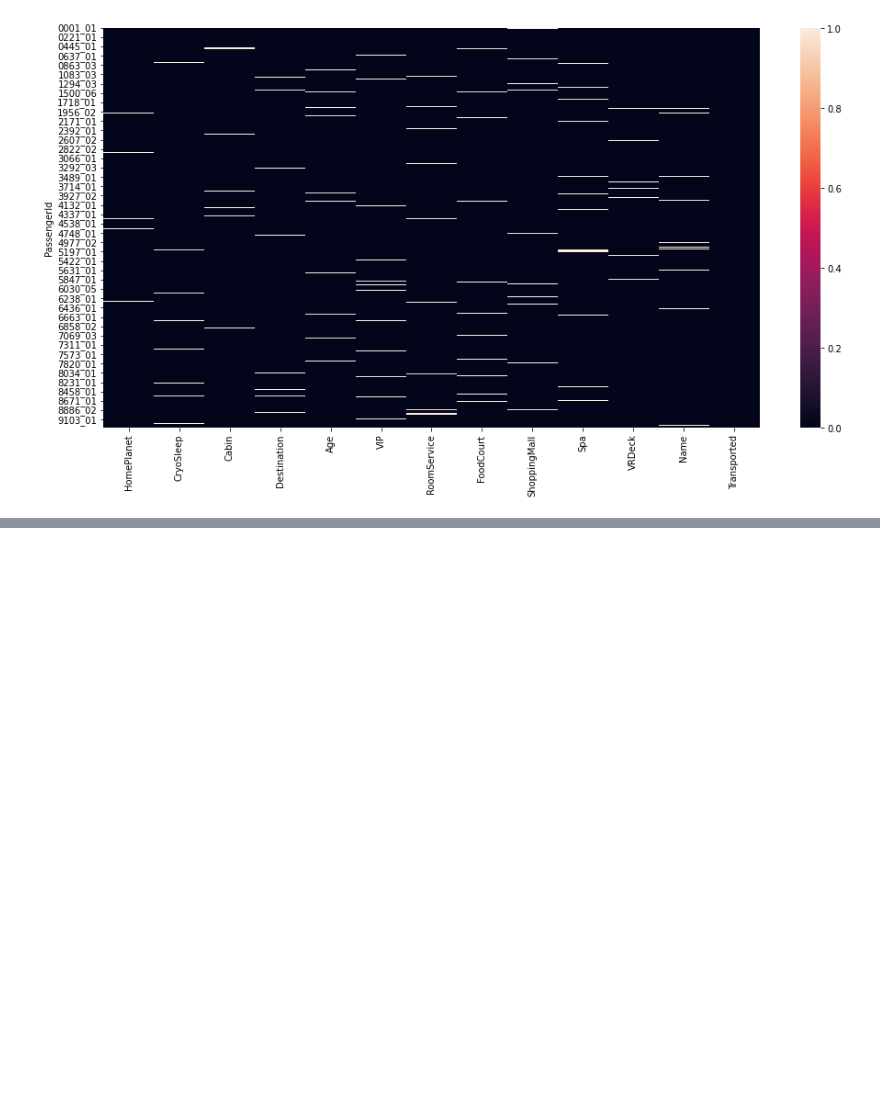
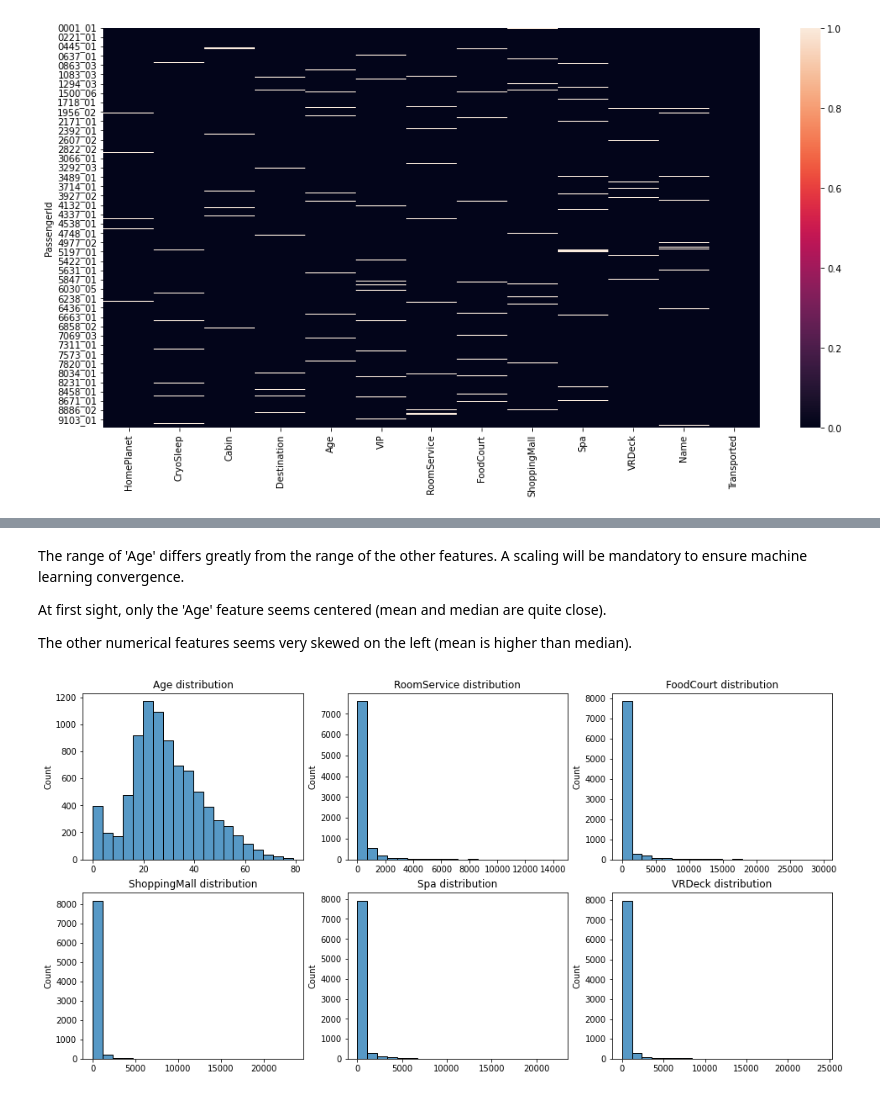
Before and after one commit to ThomasDumazert/01-spaceship_titanic, a Jupyter notebook: notebooks/eda.ipynb, the cells around one changed output, grey strips where cells are left out. Cells and saved outputs as stored; diff of their text form; code cells hidden in the pictures; blank space fills up the shorter version.

Commit message:
Add target distribution analysis and numerical features analysis.

```diff
--- a/notebooks/eda.ipynb
+++ b/notebooks/eda.ipynb
@@ -49,0 +60,5 @@ memory usage: 891.4+ KB
+# %%
+df.VIP = df.VIP.astype(dtype=bool)
+df.CryoSleep = df.CryoSleep.astype(dtype=bool)
+
+df.info()
@@ -58,7 +96,7 @@ def compute_prop(number, total):
 total_missings = 0
 
 for column in df.columns:
-    nb_missings = df[df[column].isna()].shape[0]
+    nb_missings = df[column].isna().sum(axis=0)
     total_missings += nb_missings
     print(f'{column}: {nb_missings} missing values ({compute_prop(nb_missings, nb_rows):.1f}%)')
 
@@ -99,0 +186,21 @@ numerical_columns = ['Age', 'RoomService', 'FoodCourt', 'ShoppingMall', 'Spa', '
+# %% [markdown]
+The range of 'Age' differs greatly from the range of the other features. A scaling will be mandatory to ensure machine learning convergence.
+
+At first sight, only the 'Age' feature seems centered (mean and median are quite close).
+
+The other numerical features seems very skewed on the left (mean is higher than median).
+# %%
+display_n_rows = 2
+display_n_cols = int(np.ceil(len(numerical_columns) / display_n_rows))
+nb_bins = 20
+
+fig, axs = plt.subplots(nrows=display_n_rows, ncols=display_n_cols, figsize=(16, 8))
+
+for idx, column in enumerate(numerical_columns):
+    row = idx // display_n_cols
+    col = idx % display_n_cols
+    sns.histplot(data=df, x=column, bins=nb_bins, ax=axs[row, col])
+    axs[row, col].set_title(f'{column} distribution')
+    axs[row, col].set_xlabel('')
+# %% [output]
+[figure, added]
```
Also changed, not shown: parts of 34 cells of this notebook.
